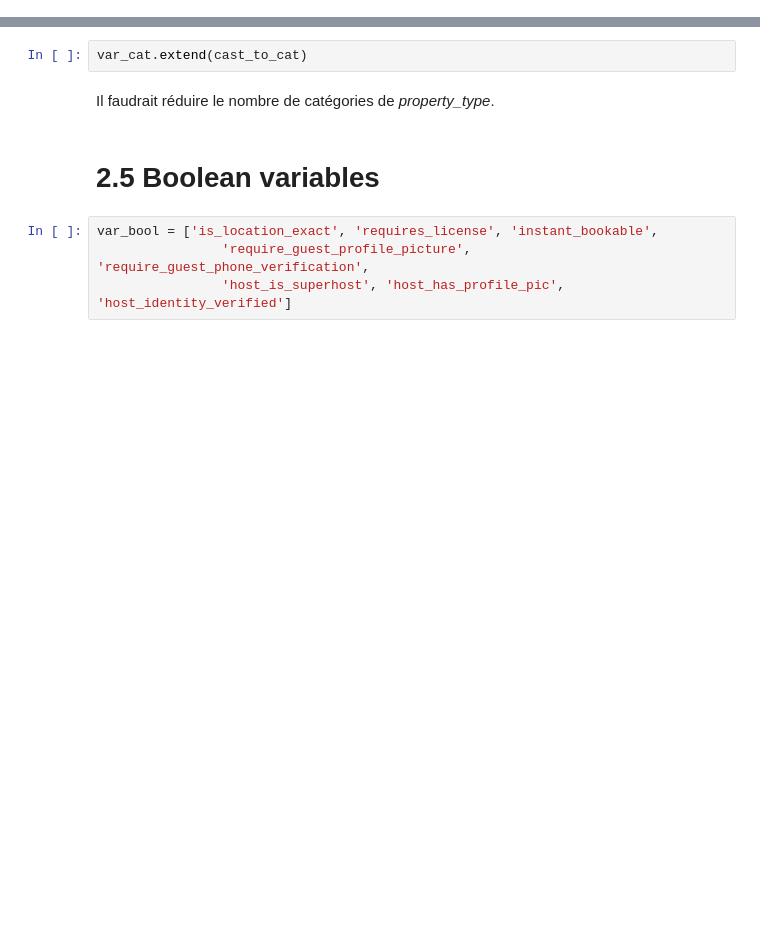
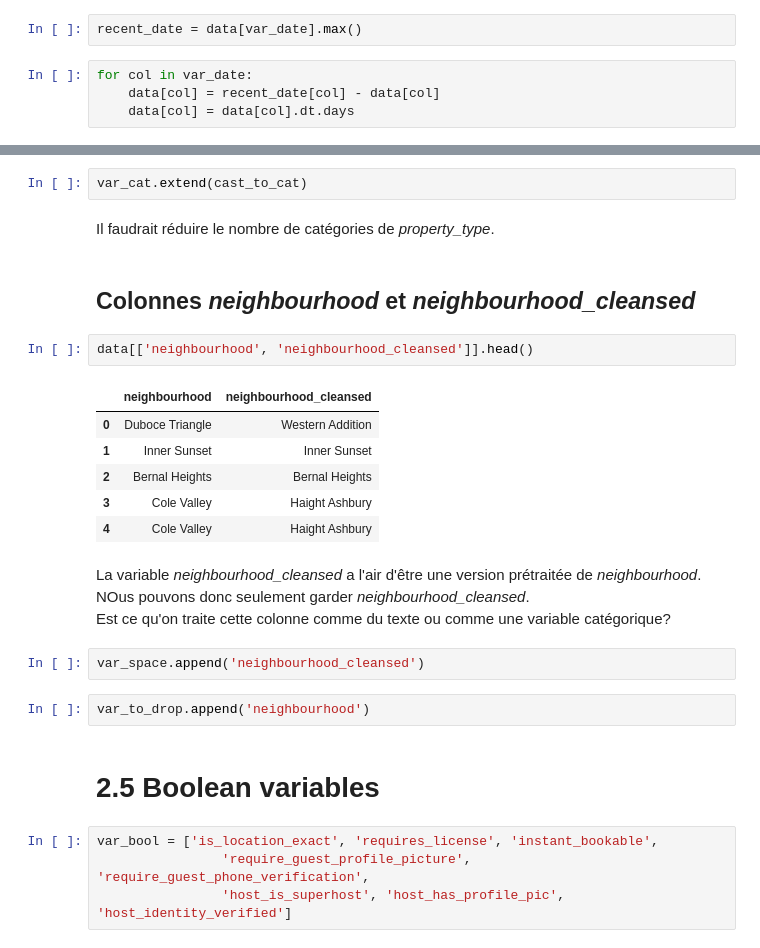
Before and after one commit to glauda/IND6212, a Jupyter notebook: notebooks/DataCleaning.ipynb, the cells around one changed output, grey strips where cells are left out. Cells and saved outputs as stored; diff of their text form; blank space fills up the shorter version.

Commit message:
add variables to models

```diff
--- a/notebooks/DataCleaning.ipynb
+++ b/notebooks/DataCleaning.ipynb
@@ -355,3 +351,9 @@ for col in var_date:
+# %%
+recent_date = data[var_date].max()
+# %%
+for col in var_date:
+    data[col] = recent_date[col] - data[col]
+    data[col] = data[col].dt.days
 # %% [markdown]
 # 2.4 Categorical variables
 # %%
@@ -401,6 +413,24 @@ def print_cat(data, l):
 var_cat.extend(cast_to_cat)
 # %% [markdown]
 Il faudrait réduire le nombre de catégories de *property_type*.
+# %% [markdown]
+## Colonnes *neighbourhood* et *neighbourhood_cleansed*
+# %%
+data[['neighbourhood', 'neighbourhood_cleansed']].head()
+# %% [output]
+|  | neighbourhood | neighbourhood_cleansed |
+| 0 | Duboce Triangle | Western Addition |
+| 1 | Inner Sunset | Inner Sunset |
+| 2 | Bernal Heights | Bernal Heights |
+| 3 | Cole Valley | Haight Ashbury |
+| 4 | Cole Valley | Haight Ashbury |
+# %% [markdown]
+La variable *neighbourhood_cleansed* a l'air d'être une version prétraitée de *neighbourhood*. NOus pouvons donc seulement garder *neighbourhood_cleansed*.
+Est ce qu'on traite cette colonne comme du texte ou comme une variable catégorique?
+# %%
+var_space.append('neighbourhood_cleansed')
+# %%
+var_to_drop.append('neighbourhood')
 # %% [markdown]
 # 2.5 Boolean variables
 # %%
```
Also changed, not shown: parts of 65 cells of this notebook, 3 other files.
